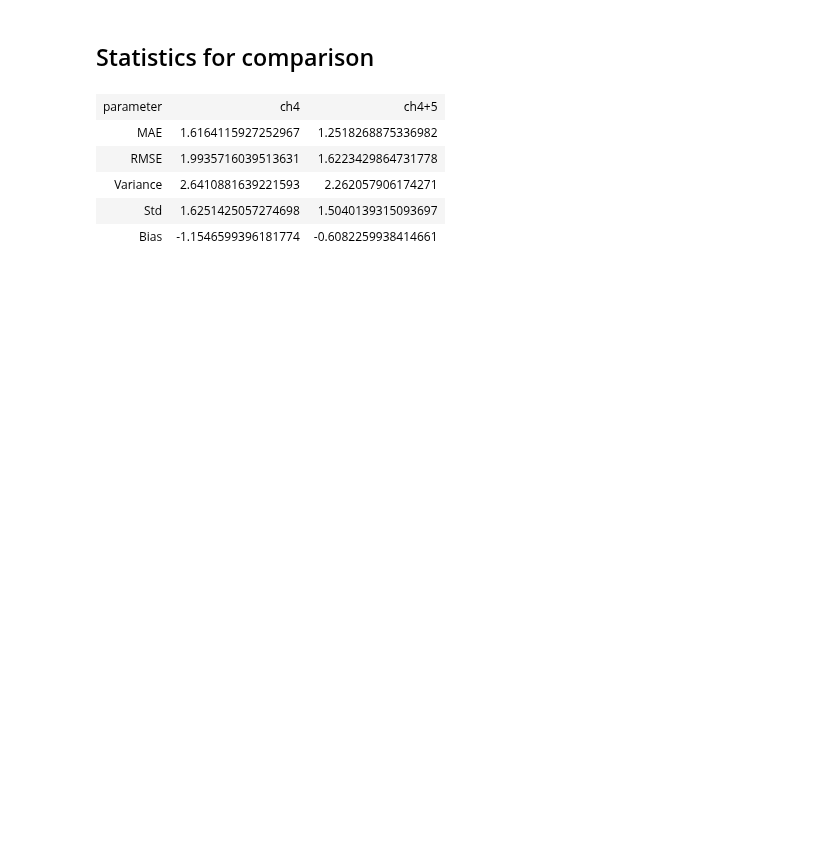
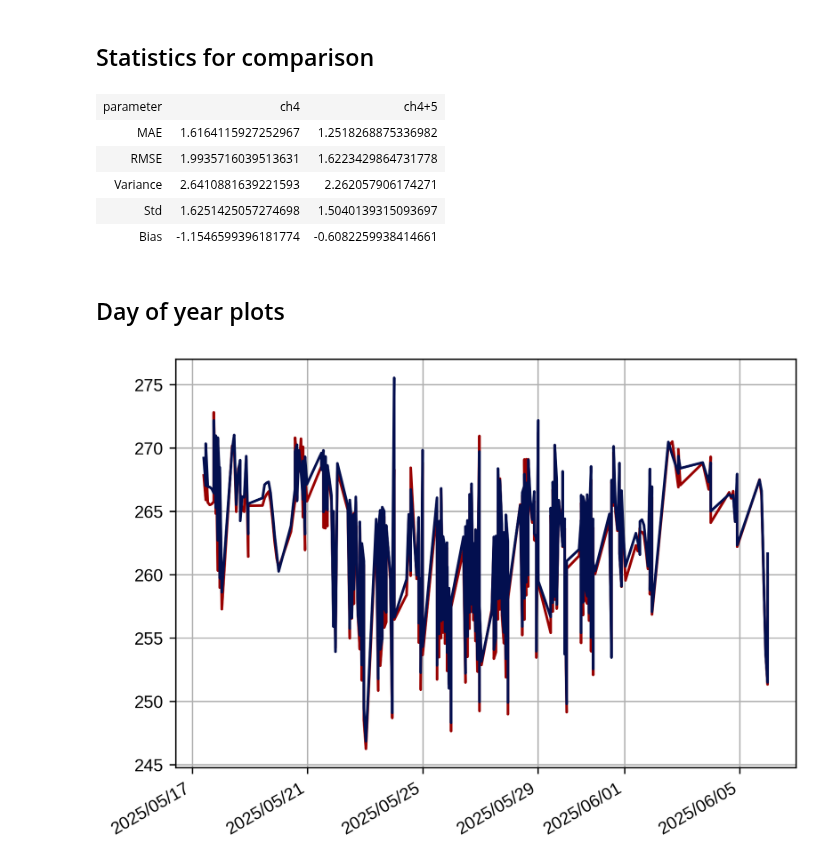
Before and after one commit to Idagsa/DMI_IST_2026, a Jupyter notebook: decide_feats.ipynb, the cells around one changed output. Drawn from its saved outputs; the diff is of its cells as text; code cells hidden in the pictures; blank space fills up the shorter version.

```diff
--- a/decide_feats.ipynb
+++ b/decide_feats.ipynb
@@ -394,3 +445,20 @@ display(HTML(output_df))
 | Variance | 2.6410881639221593 | 2.262057906174271 |
 | Std | 1.6251425057274698 | 1.5040139315093697 |
 | Bias | -1.1546599396181774 | -0.6082259938414661 |
+# %% [markdown]
+## Day of year plots
+# %%
+# DoY plots for ch4 and ch4+5
+# want to see how the IST changes throughout the year. How well do the models predict in cold vs. warm months?
+
+
+xvals = pd.to_datetime(df25['lev1_obstime'])
+#xvals = pd.to_datetime(df21['lev1_obstime'])
+plt.plot(xvals,y_pred_np, color=dtu_red)
+plt.plot(xvals,y_pred_np2, color=dtu_navy)
+plt.gca().xaxis.set_major_formatter(mdates.DateFormatter('%Y/%m/%d'))
+plt.gcf().autofmt_xdate()
+plt.grid()
+plt.show()
+# %% [output]
+[figure, added]
```
Also changed, not shown: parts of 7 cells of this notebook.
